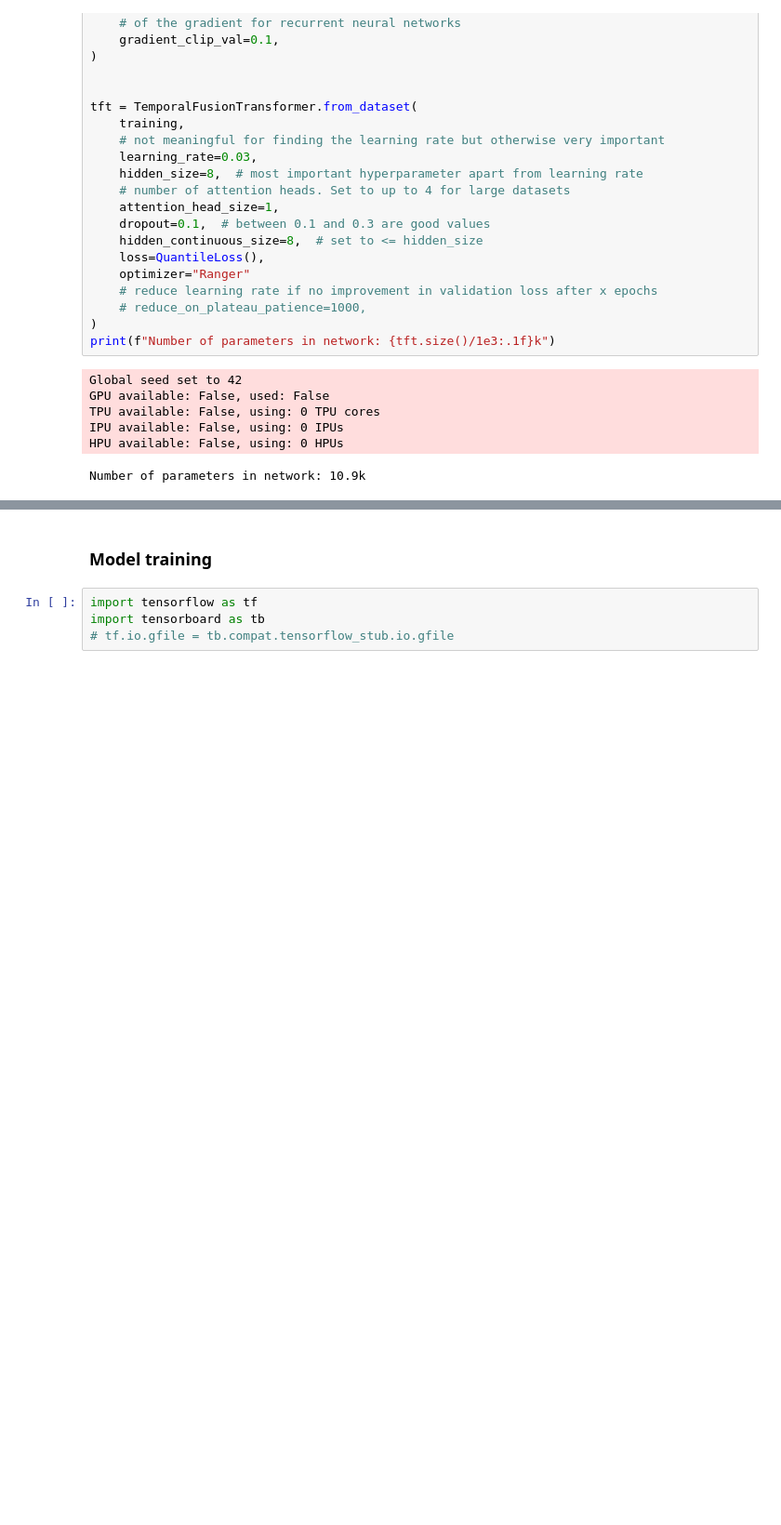
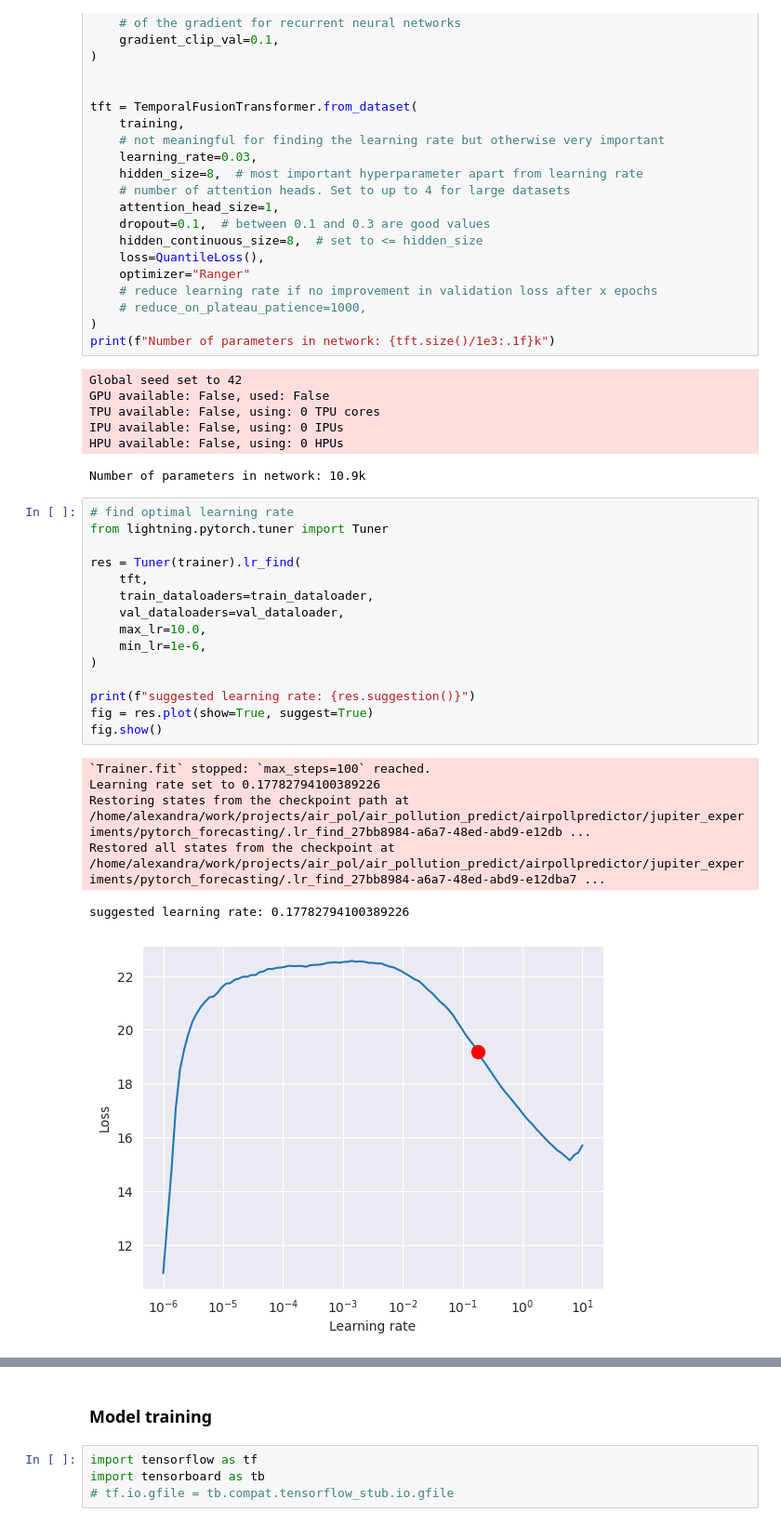
Before and after one commit to AlexandraNasonova/air_pollution_predict, a Jupyter notebook: airpollpredictor/jupiter_experiments/pytorch_forecasting/pm25_forecast.ipynb, the cells around one changed output, grey strips where cells are left out. Shown: that part at 93% size. Drawn from its saved outputs; the diff is of its cells as text; blank space fills up the shorter version.

```diff
--- a/airpollpredictor/jupiter_experiments/pytorch_forecasting/pm25_forecast.ipynb
+++ b/airpollpredictor/jupiter_experiments/pytorch_forecasting/pm25_forecast.ipynb
@@ -312,6 +212,28 @@ TPU available: False, using: 0 TPU cores
 IPU available: False, using: 0 IPUs
 HPU available: False, using: 0 HPUs
 Number of parameters in network: 10.9k
+# %%
+# find optimal learning rate
+from lightning.pytorch.tuner import Tuner
+
+res = Tuner(trainer).lr_find(
+    tft,
+    train_dataloaders=train_dataloader,
+    val_dataloaders=val_dataloader,
+    max_lr=10.0,
+    min_lr=1e-6,
+)
+
+print(f"suggested learning rate: {res.suggestion()}")
+fig = res.plot(show=True, suggest=True)
+fig.show()
+# %% [output]
+`Trainer.fit` stopped: `max_steps=100` reached.
+Learning rate set to 0.17782794100389226
+Restoring states from the checkpoint path at /home/alexandra/work/projects/air_pol/air_pollution_predict/airpollpredictor/jupiter_experiments/pytorch_forecasting/.lr_find_27bb8984-a6a7-48ed-abd9-e12db ...
+Restored all states from the checkpoint at /home/alexandra/work/projects/air_pol/air_pollution_predict/airpollpredictor/jupiter_experiments/pytorch_forecasting/.lr_find_27bb8984-a6a7-48ed-abd9-e12dba7 ...
+suggested learning rate: 0.17782794100389226
+[figure, added]
 # %%
 # find optimal learning rate
 from lightning.pytorch.tuner import Tuner
```
Also changed, not shown: parts of 17 cells of this notebook, 17 other files.
